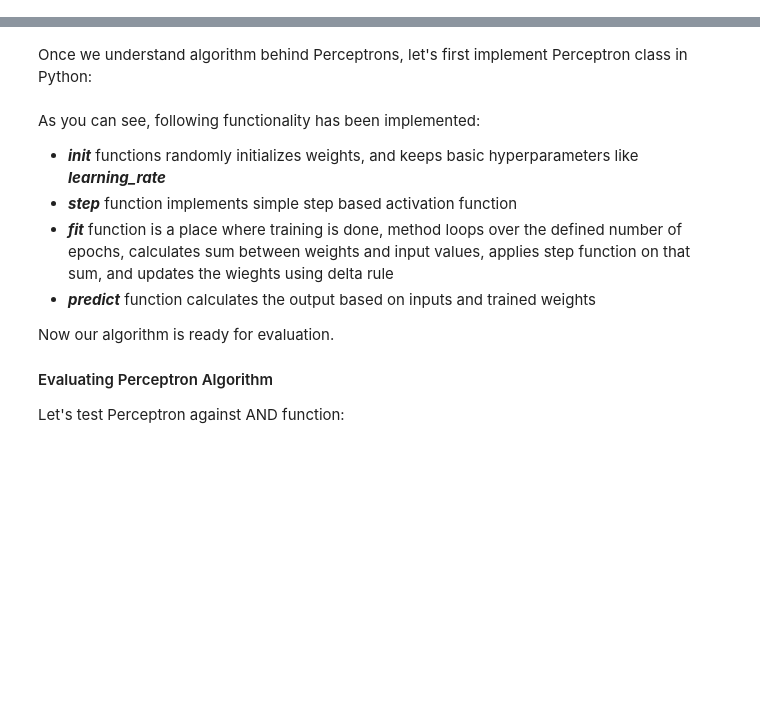
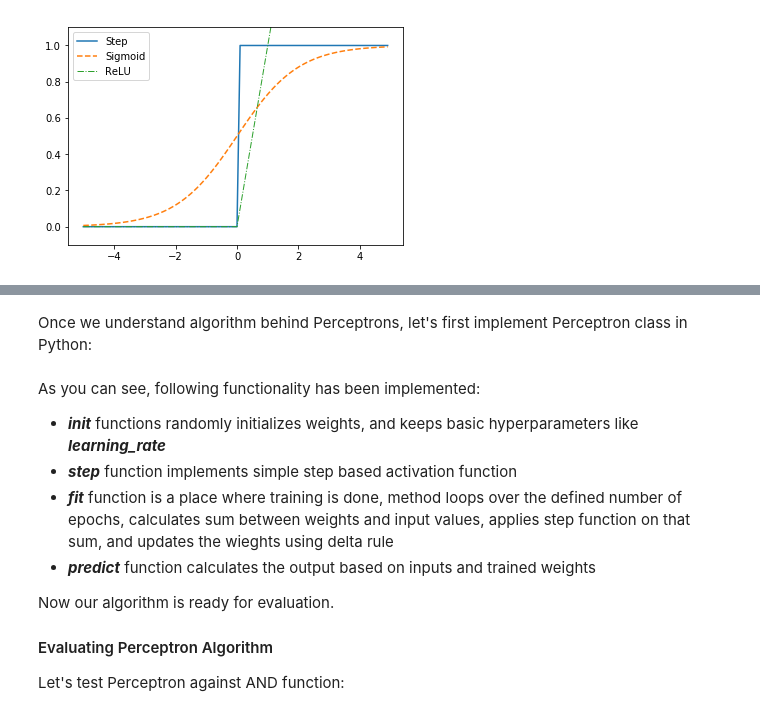
Before and after one commit to fractus-io/neural-networks-tutorial, a Jupyter notebook: NeuralNetworksBasics.ipynb, the cells around one changed output, grey strips where cells are left out. Saved outputs shown, nothing was run; the diff lists cells and outputs as text; code cells hidden in the pictures; blank space fills up the shorter version.

```diff
--- a/NeuralNetworksBasics.ipynb
+++ b/NeuralNetworksBasics.ipynb
@@ -151,0 +112,31 @@ amount of time for our learning to converge.
+# %%
+import numpy as np
+import matplotlib.pylab as plt
+
+
+def step(x):
+    return np.array(x > 0, dtype=np.int)
+
+def sigmoid(x):
+    return 1 / (1 + np.exp(-x))
+
+def relu(x):
+    return np.maximum(0, x)
+
+x = np.arange(-5.0, 5.0, 0.1)
+y_step = step(x)
+y_sigmoid = sigmoid(x)
+y_relu = relu(x)
+
+#plt.plot(x, y_step, label='Step', color='k', lw=1, linestyle=None)
+#plt.plot(x, y_sigmoid, label='Sigmoid', color='k', lw=1, ls='--')
+#plt.plot(x, y_relu, label='ReLU', color='k', lw=1, linestyle='-.')
+
+plt.plot(x, y_step, label='Step', linestyle=None)
+plt.plot(x, y_sigmoid, label='Sigmoid',  ls='--')
+plt.plot(x, y_relu, label='ReLU', lw=1, linestyle='-.')
+plt.ylim(-0.1, 1.1)
+plt.legend()
+plt.show()
+# %% [output]
+[figure, added]
```
Also changed, not shown: parts of 2 cells of this notebook.
